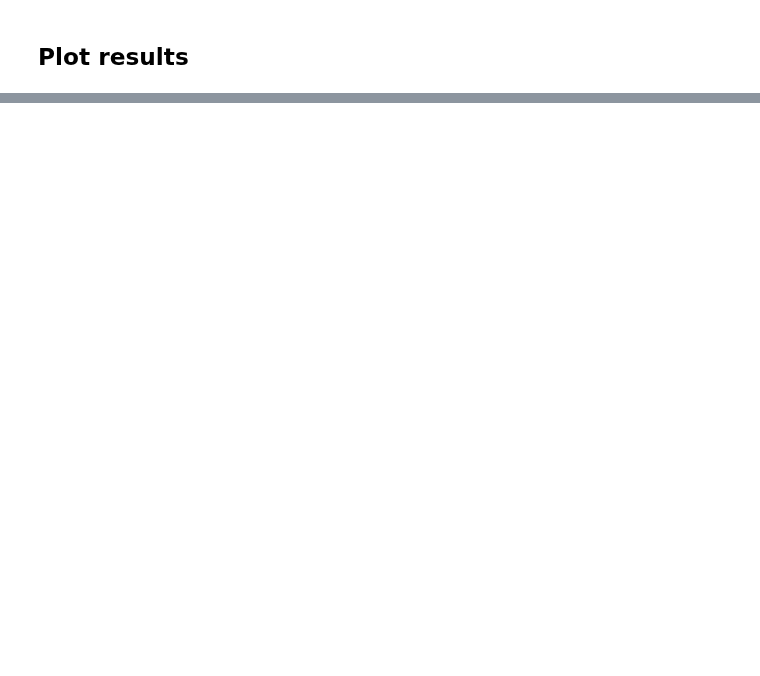
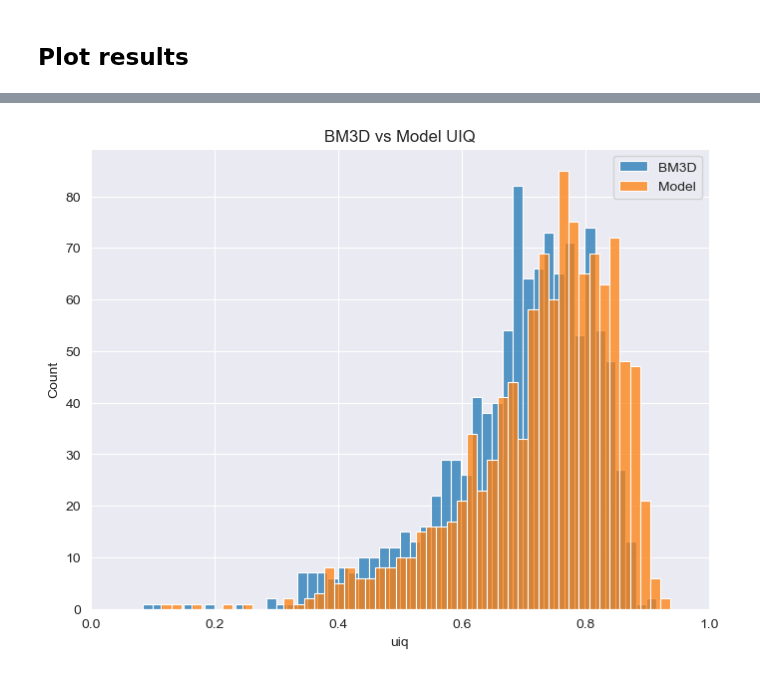
Before and after one commit to georgegrosu1/torch-admm-deconv, a Jupyter notebook: notebooks/eval_algs.ipynb, the cells around one changed output, grey strips where cells are left out. Saved outputs shown, nothing was run; the diff lists cells and outputs as text; code cells hidden in the pictures; blank space fills up the shorter version.

```diff
--- a/notebooks/eval_algs.ipynb
+++ b/notebooks/eval_algs.ipynb
@@ -146,0 +146,10 @@ plt.show()
+# %%
+plt.figure(figsize=(8, 6))
+sns.histplot(bm3d_df.uiq, bins=50, label='BM3D')
+sns.histplot(model_df.uiq, bins=50, label='Model')
+plt.xlim(0, 1)
+plt.title('BM3D vs Model UIQ')
+plt.legend()
+plt.show()
+# %% [output]
+[figure, added]
```
Also changed, not shown: parts of 9 cells of this notebook, 1 other file.
